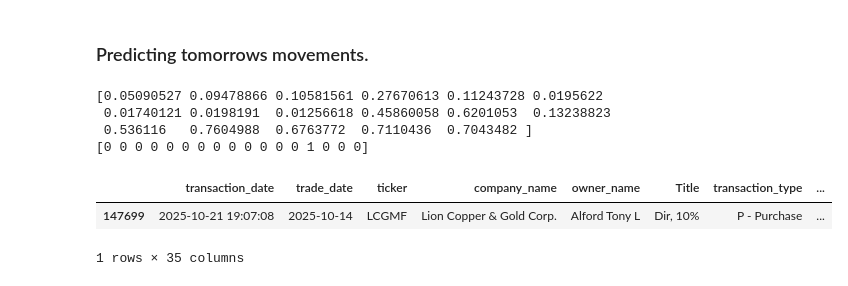
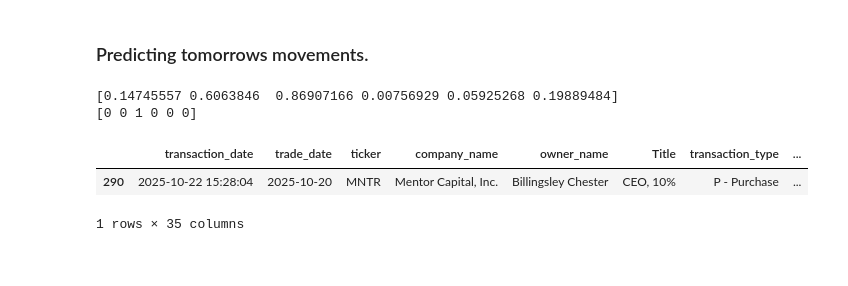
Before and after one commit to aaron-galligan/TradingBot, a Jupyter notebook: pred_next_day.ipynb, the cells around one changed output. Drawn from its saved outputs; the diff is of its cells as text; code cells hidden in the pictures.

```diff
--- a/pred_next_day.ipynb
+++ b/pred_next_day.ipynb
@@ -64,0 +32,5 @@ df_by_ticker.shape
+# %%
+yesterday = date.today() - timedelta(days=1)
+print(yesterday)
+
+todays_trades = ft.pull_data(startdate=str(yesterday), filtered=False)
@@ -64,0 +57,5 @@ df_by_ticker.shape
+# %%
+print(yesterday)
+todays_trades
+todays_trades = todays_trades[todays_trades['eff_trans_date'] >= pd.to_datetime(yesterday)] #scrape() rounds down to the first of the month, this ensures only new trades are merged.
+todays_trades
@@ -66,29 +73,27 @@ df_by_ticker.shape
 ### Predicting tomorrows movements.
 # %%
 clf = xgb.XGBClassifier()
-clf.load_model("saved_vars/XGBoost/23_10_2025_none_rand_spli_accuracy_0.85_threshold_0.736.json")
-chosen_threshold = 0.736
+clf.load_model("saved_vars/XGBoost/23_10_2025_none_rand_spli_accuracy_0.85_threshold_0.728.json")
+chosen_threshold = 0.728
 # %%
 todays_trades_dropped = todays_trades.drop([
     'transaction_date', 'trade_date', 'eff_trans_date',
     'ticker','company_name', 'owner_name', 'prev_prices', 'future_prices',
     'Title', 'transaction_type', 'Owned','trade_date_epoch', 'eff_trans_date_epoch',
     'last_price'
     ], axis=1)
 
 #display(todays_trades_dropped)
-
+todays_trades_dropped = todays_trades_dropped[clf.feature_names_in_]
 todays_trades_proba = clf.predict_proba(todays_trades_dropped)[:, 1]
 todays_trades_pred = (todays_trades_proba > chosen_threshold).astype(int)
 
 print(todays_trades_proba)
 print(todays_trades_pred)
 display(todays_trades[todays_trades_pred==1])
 # %% [output]
-[0.05090527 0.09478866 0.10581561 0.27670613 0.11243728 0.0195622
- 0.01740121 0.0198191  0.01256618 0.45860058 0.6201053  0.13238823
- 0.536116   0.7604988  0.6763772  0.7110436  0.7043482 ]
-[0 0 0 0 0 0 0 0 0 0 0 0 0 1 0 0 0]
+[0.14745557 0.6063846  0.86907166 0.00756929 0.05925268 0.19889484]
+[0 0 1 0 0 0]
 |  | transaction_date | trade_date | ticker | company_name | owner_name | Title | transaction_type | ... |
-| 147699 | 2025-10-21 19:07:08 | 2025-10-14 | LCGMF | Lion Copper & Gold Corp. | Alford Tony L | Dir, 10% | P - Purchase | ... |
+| 290 | 2025-10-22 15:28:04 | 2025-10-20 | MNTR | Mentor Capital, Inc. | Billingsley Chester | CEO, 10% | P - Purchase | ... |
 1 rows × 35 columns
```
Also changed, not shown: parts of 9 cells of this notebook, 6 other files.
